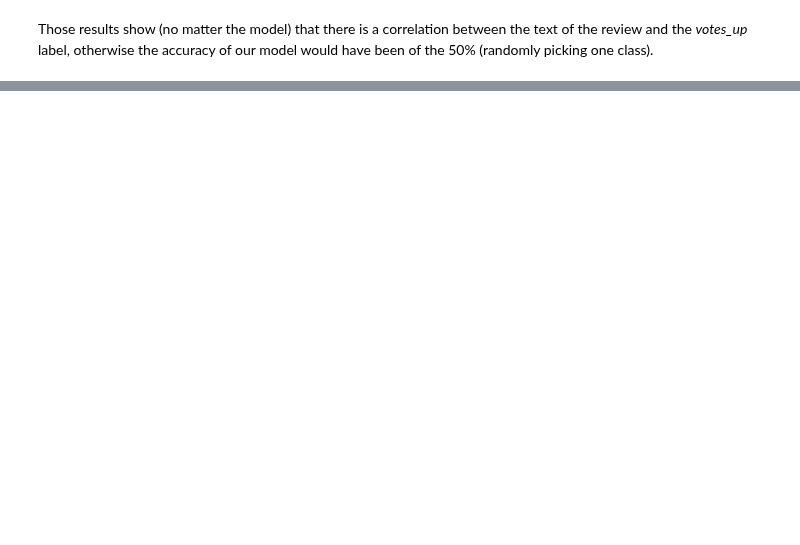
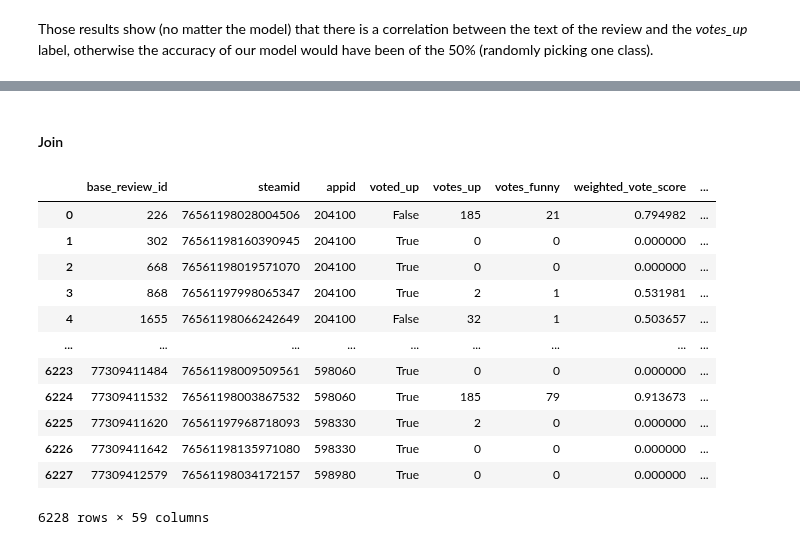
Before and after one commit to Amatofrancesco99/dsbda2022, a Jupyter notebook: notebooks/hypothesis/local/5th.ipynb, the cells around one changed output, grey strips where cells are left out. Saved outputs shown, nothing was run; the diff lists cells and outputs as text; code cells hidden in the pictures; blank space fills up the shorter version.

```diff
--- a/notebooks/hypothesis/local/5th.ipynb
+++ b/notebooks/hypothesis/local/5th.ipynb
@@ -154,0 +149,8 @@ Those results show (no matter the model) that there is a correlation between the
+# %%
+# Connect to the mongo local and load as a dataframe the games collection
+mongo = pymongo.MongoClient()
+mongo_db = mongo.final_project
+games_df = pd.DataFrame(list(mongo_db.games.find({}, {'_id': False})))
+mongo.close() #Close the connections
+
+games_df
@@ -154,0 +177,10 @@ Those results show (no matter the model) that there is a correlation between the
+# %%
+games_df['genres'] = games_df.genres.str.split(';')
+# get all unique genres
+all_genres = games_df.genres.apply(pd.Series).stack().reset_index(drop=True).unique()
+# a dict for each game, each dict has all of the genres, val=1 if genre applies to game
+gen_dicts = games_df.genres.apply(lambda gens : { **{g:0 for g in all_genres}, **{ g:1 for g in gens } } )
+# delete now useless column
+del games_df['genres']
+# merge with original
+games_df = pd.concat([games_df.reset_index(drop=True), gen_dicts.apply(pd.Series).reset_index(drop=True)] , axis=1)
@@ -154,0 +207,8 @@ Those results show (no matter the model) that there is a correlation between the
+# %%
+games_owners_range = list(games_df.owners.str.split('-'))
+# Obtain the minimum and maximum values of owners for each videogame and cast those single values to Int
+list_min_games_owners = list(map(int, map(operator.itemgetter(0), games_owners_range)))
+list_max_games_owners = list(map(int, map(operator.itemgetter(-1), games_owners_range)))
+# For each game perform the mean value of owners
+games_df['owners'] = list(map(int, np.divide(list(map(operator.add, list_min_games_owners, list_max_games_owners)), 2)))
+games_df['owners']
@@ -154,0 +228,21 @@ Those results show (no matter the model) that there is a correlation between the
+# %% [markdown]
+#### Join
+# %%
+# Join the subset of reviews and the games dataset
+restricted_and_games_df = restricted_df.merge(games_df, on='appid', how="left")
+restricted_and_games_df.sort_index(inplace=True)
+restricted_and_games_df
+# %% [output]
+|  | base_review_id | steamid | appid | voted_up | votes_up | votes_funny | weighted_vote_score | ... |
+| 0 | 226 | 76561198028004506 | 204100 | False | 185 | 21 | 0.794982 | ... |
+| 1 | 302 | 76561198160390945 | 204100 | True | 0 | 0 | 0.000000 | ... |
+| 2 | 668 | 76561198019571070 | 204100 | True | 0 | 0 | 0.000000 | ... |
+| 3 | 868 | 76561197998065347 | 204100 | True | 2 | 1 | 0.531981 | ... |
+| 4 | 1655 | 76561198066242649 | 204100 | False | 32 | 1 | 0.503657 | ... |
+| ... | ... | ... | ... | ... | ... | ... | ... | ... |
+| 6223 | 77309411484 | 76561198009509561 | 598060 | True | 0 | 0 | 0.000000 | ... |
+| 6224 | 77309411532 | 76561198003867532 | 598060 | True | 185 | 79 | 0.913673 | ... |
+| 6225 | 77309411620 | 76561197968718093 | 598330 | True | 2 | 0 | 0.000000 | ... |
+| 6226 | 77309411642 | 76561198135971080 | 598330 | True | 0 | 0 | 0.000000 | ... |
+| 6227 | 77309412579 | 76561198034172157 | 598980 | True | 0 | 0 | 0.000000 | ... |
+6228 rows × 59 columns
```
Also changed, not shown: parts of 55 cells of this notebook.
